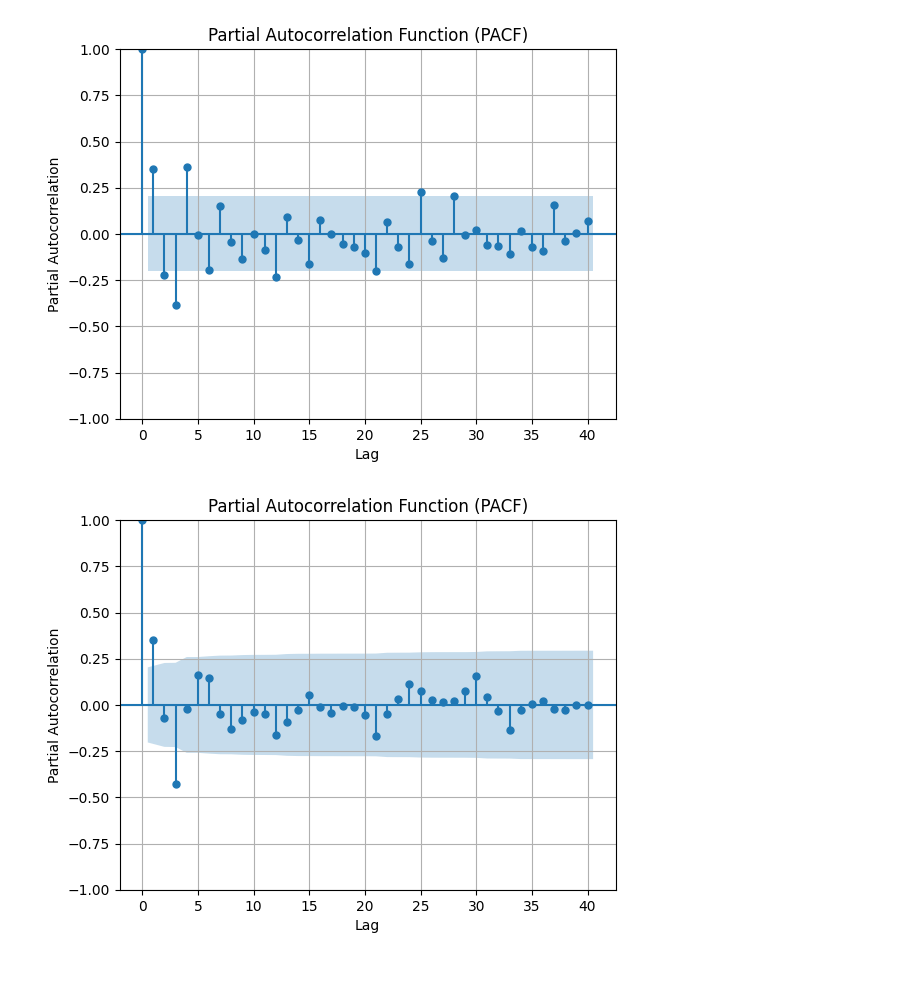
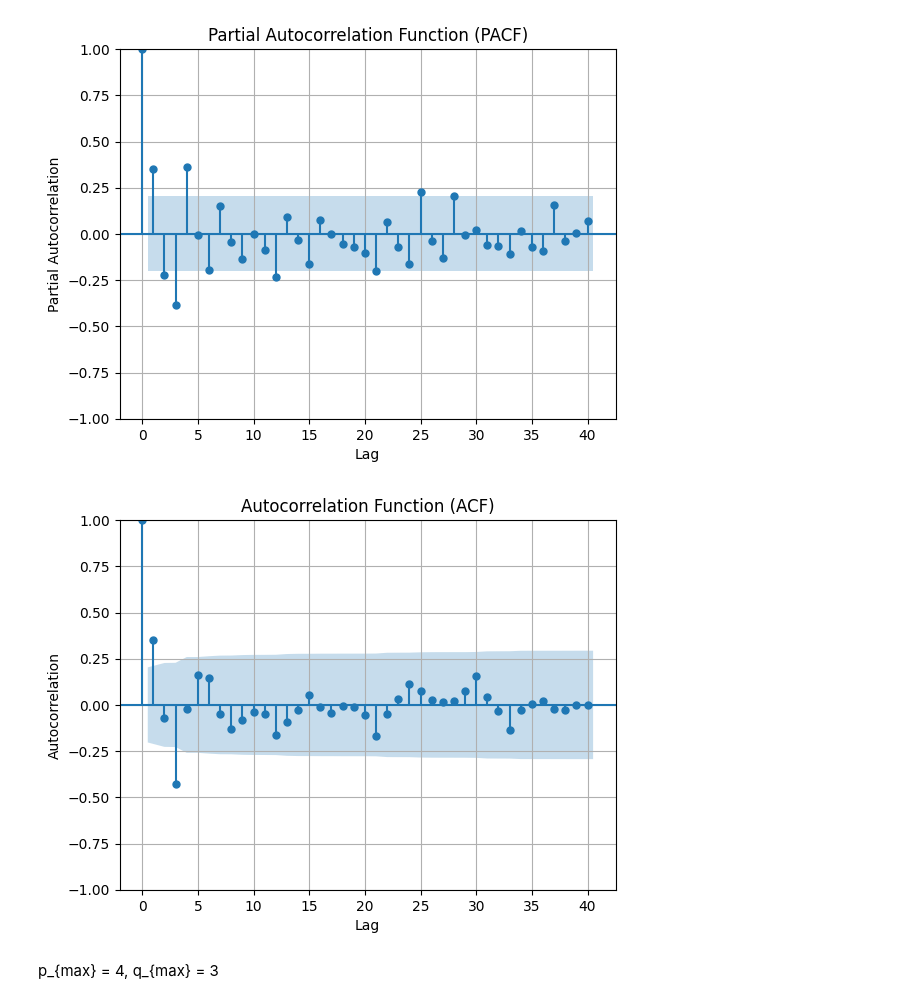
Before and after one commit to Perann/STAT_APP, a Jupyter notebook: Statistiques.ipynb, the cells around one changed output. Drawn from its saved outputs; the diff is of its cells as text; code cells hidden in the pictures; blank space fills up the shorter version.

```diff
--- a/Statistiques.ipynb
+++ b/Statistiques.ipynb
@@ -205,5 +209,6 @@ look-up table. The actual p-value is greater than the p-value returned.
 # %%
 returns = unsmoothed['Global_Property_USD_Unhedged'].dropna()
+returns.index = pd.to_datetime(returns.index)
 # %%
 plot_pacf(returns, lags = 40)
 plt.xlabel('Lag')
@@ -216,9 +221,12 @@ plt.show()
 # %%
 plot_acf(returns, lags = 40)
 plt.xlabel('Lag')
-plt.ylabel('Partial Autocorrelation')
-plt.title('Partial Autocorrelation Function (PACF)')
+plt.ylabel('Autocorrelation')
+plt.title('Autocorrelation Function (ACF)')
 plt.grid()
 plt.show()
 # %% [output]
-[figure, old version]
+[figure, new version]
+# %% [markdown]
+p_{max} = 4,
+q_{max} =  3
```
Also changed, not shown: parts of 8 cells of this notebook.
